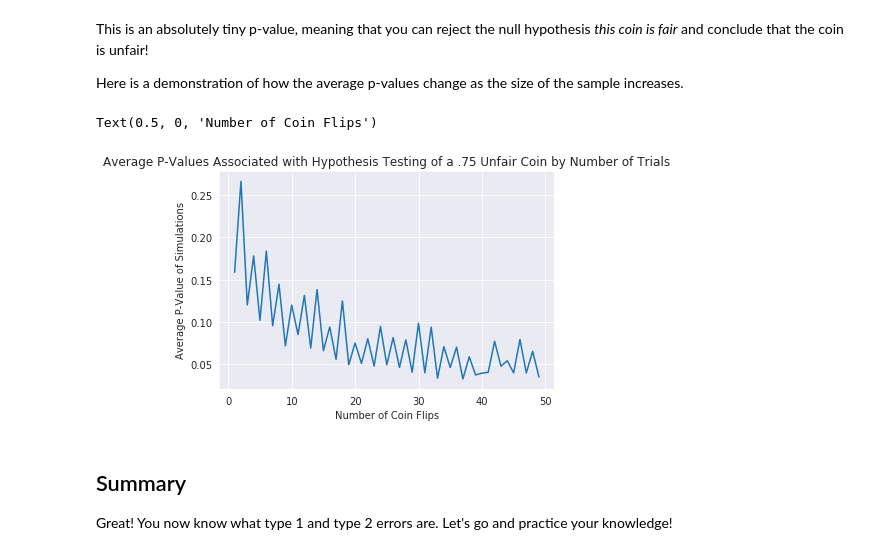
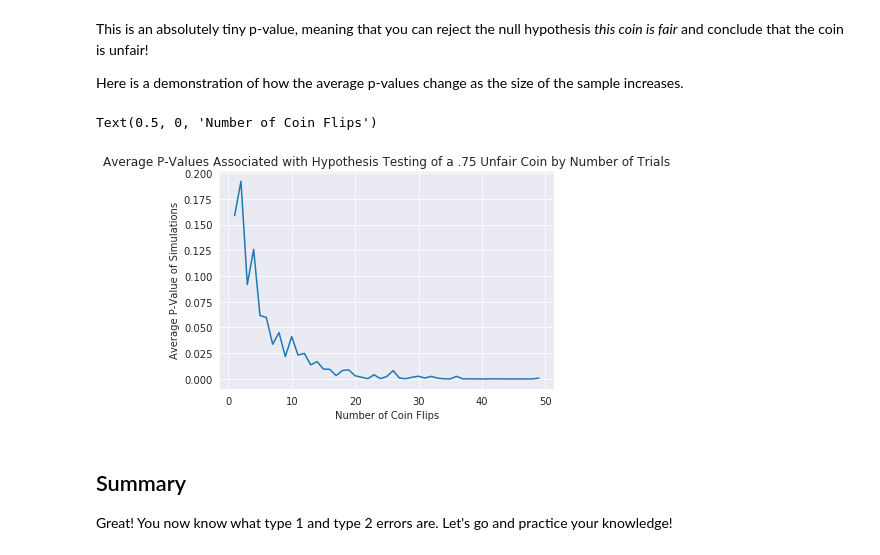
Before and after one commit to kathrinv/dsc-type-1-and-2-error-nyc-ds-082619, a Jupyter notebook: index.ipynb, the cells around one changed output. Drawn from its saved outputs; the diff is of its cells as text; code cells hidden in the pictures.

```diff
--- a/index.ipynb
+++ b/index.ipynb
@@ -127,26 +127,26 @@ sns.set_style('darkgrid')
 # %%
 #How many times would you have to flip a 75% heads coin to determine it was false?
 
 p_vals = []
 #Iterate through various numbers of trials
 for n in range(1,50):
     #Do multiple runs for that number of samples to compare
     p_val = []
     for i in range(200):
-        p = .5 # Simulating an unfair coin
+        p = .75 # Simulating an unfair coin
         n_heads = np.random.binomial(n, p)
         mu = n / 2
         sigma = np.sqrt(n*.5*(1-.5))
         z  = (n_heads - mu) / (sigma / np.sqrt(n))
         p_val.append(st.norm.sf(np.abs(z)))
     p_vals.append(np.mean(p_val))
 plt.plot(list(range(1,50)), p_vals)
 plt.title('Average P-Values Associated with Hypothesis Testing of a .75 Unfair Coin by Number of Trials')
 plt.ylabel('Average P-Value of Simulations')
 plt.xlabel('Number of Coin Flips')
 # %% [output]
 Text(0.5, 0, 'Number of Coin Flips')
-[figure, old version]
+[figure, new version]
 # %% [markdown]
 ## Summary
 
```
